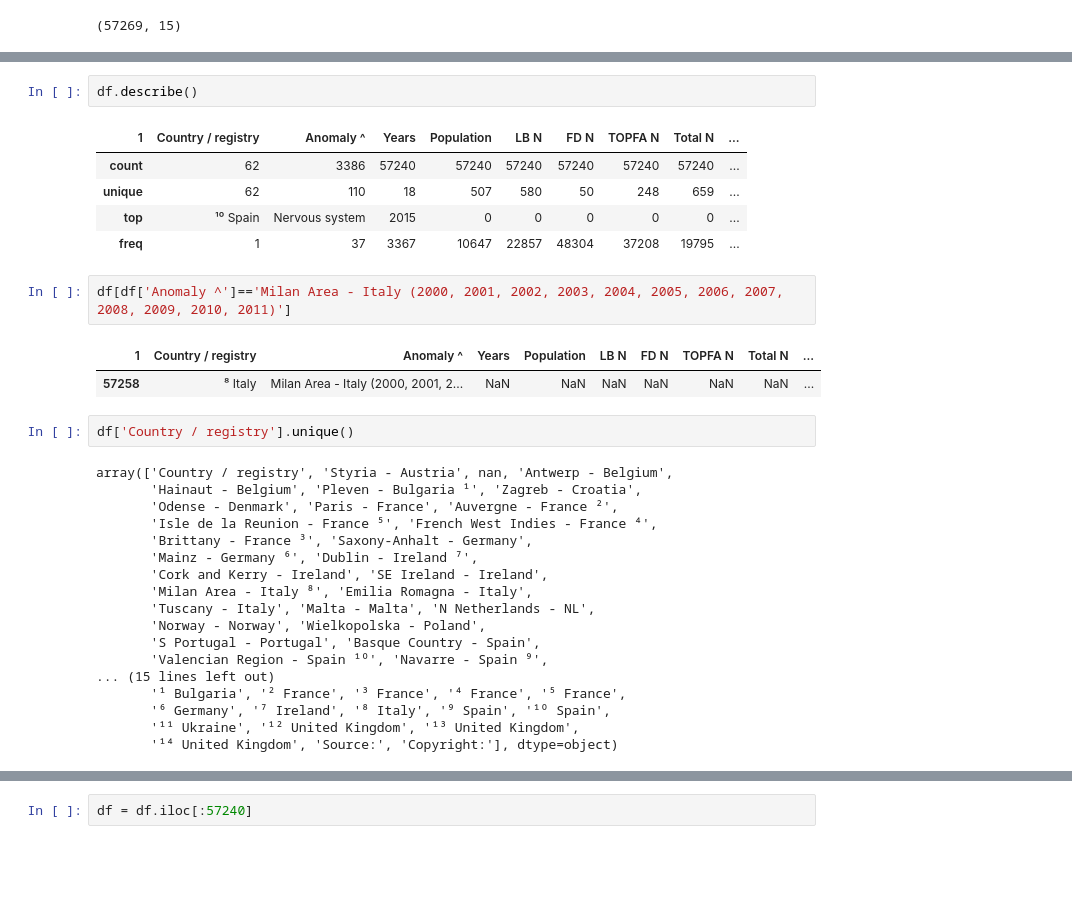
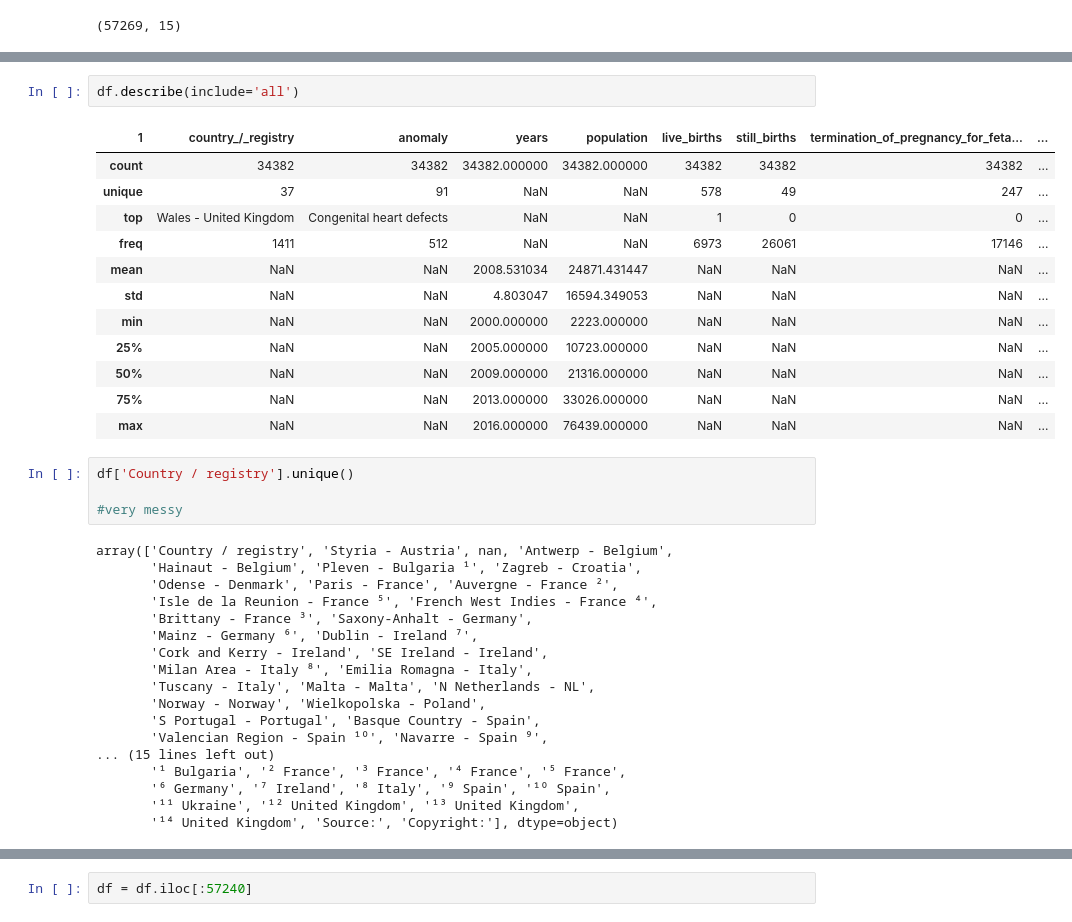
Before and after one commit to dayosango/eu_congenital_anomalies, a Jupyter notebook: Data_cleansing.ipynb, the cells around one changed output, grey strips where cells are left out. Cells and saved outputs as stored; diff of their text form; blank space fills up the shorter version.

```diff
--- a/Data_cleansing.ipynb
+++ b/Data_cleansing.ipynb
@@ -75,20 +66,24 @@ Data columns (total 15 columns):
 dtypes: object(15)
 memory usage: 6.6+ MB
 # %%
-df.describe()
+df.describe(include='all')
 # %% [output]
-| 1 | Country / registry | Anomaly ^ | Years | Population | LB N | FD N | TOPFA N | Total N | ... |
-| count | 62 | 3386 | 57240 | 57240 | 57240 | 57240 | 57240 | 57240 | ... |
-| unique | 62 | 110 | 18 | 507 | 580 | 50 | 248 | 659 | ... |
-| top | ¹⁰ Spain | Nervous system | 2015 | 0 | 0 | 0 | 0 | 0 | ... |
-| freq | 1 | 37 | 3367 | 10647 | 22857 | 48304 | 37208 | 19795 | ... |
+| 1 | country_/_registry | anomaly | years | population | live_births | still_births | termination_of_pregnancy_for_feta... | ... |
+| count | 34382 | 34382 | 34382.000000 | 34382.000000 | 34382 | 34382 | 34382 | ... |
+| unique | 37 | 91 | NaN | NaN | 578 | 49 | 247 | ... |
+| top | Wales - United Kingdom | Congenital heart defects | NaN | NaN | 1 | 0 | 0 | ... |
+| freq | 1411 | 512 | NaN | NaN | 6973 | 26061 | 17146 | ... |
+| mean | NaN | NaN | 2008.531034 | 24871.431447 | NaN | NaN | NaN | ... |
+| std | NaN | NaN | 4.803047 | 16594.349053 | NaN | NaN | NaN | ... |
+| min | NaN | NaN | 2000.000000 | 2223.000000 | NaN | NaN | NaN | ... |
+| 25% | NaN | NaN | 2005.000000 | 10723.000000 | NaN | NaN | NaN | ... |
+| 50% | NaN | NaN | 2009.000000 | 21316.000000 | NaN | NaN | NaN | ... |
+| 75% | NaN | NaN | 2013.000000 | 33026.000000 | NaN | NaN | NaN | ... |
+| max | NaN | NaN | 2016.000000 | 76439.000000 | NaN | NaN | NaN | ... |
-# %%
-df[df['Anomaly ^']=='Milan Area - Italy (2000, 2001, 2002, 2003, 2004, 2005, 2006, 2007, 2008, 2009, 2010, 2011)']
-# %% [output]
-| 1 | Country / registry | Anomaly ^ | Years | Population | LB N | FD N | TOPFA N | Total N | ... |
-| 57258 | ⁸ Italy | Milan Area - Italy (2000, 2001, 2... | NaN | NaN | NaN | NaN | NaN | NaN | ... |
 # %%
 df['Country / registry'].unique()
+
+#very messy
 # %% [output]
 array(['Country / registry', 'Styria - Austria', nan, 'Antwerp - Belgium',
        'Hainaut - Belgium', 'Pleven - Bulgaria ¹', 'Zagreb - Croatia',
```
Also changed, not shown: parts of 43 cells of this notebook.
